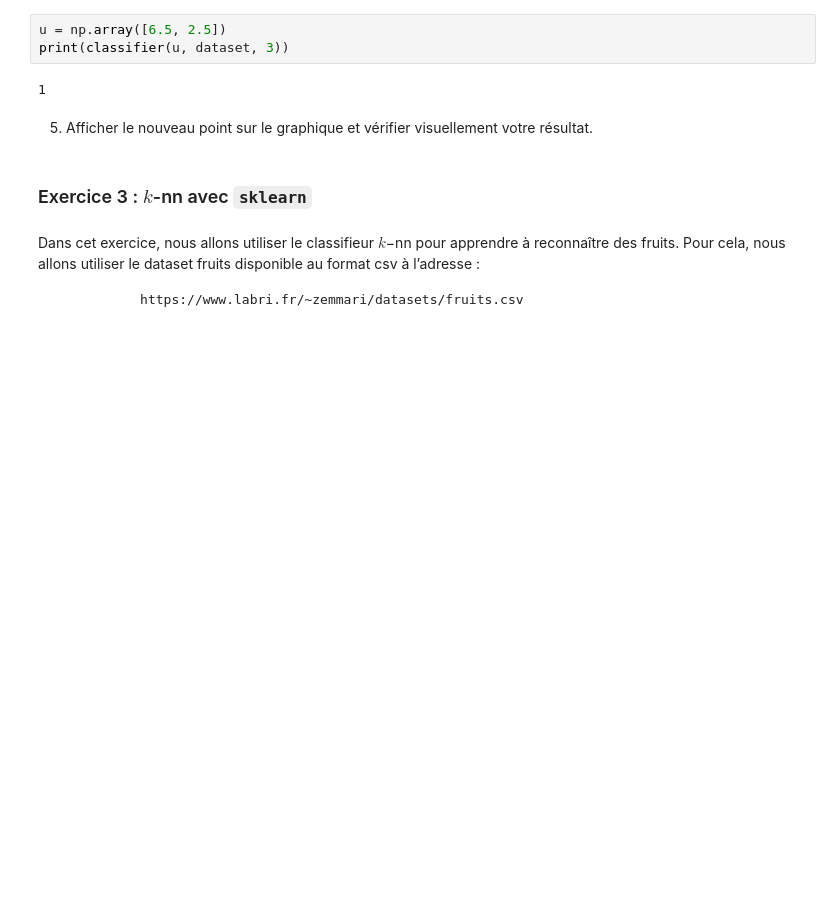
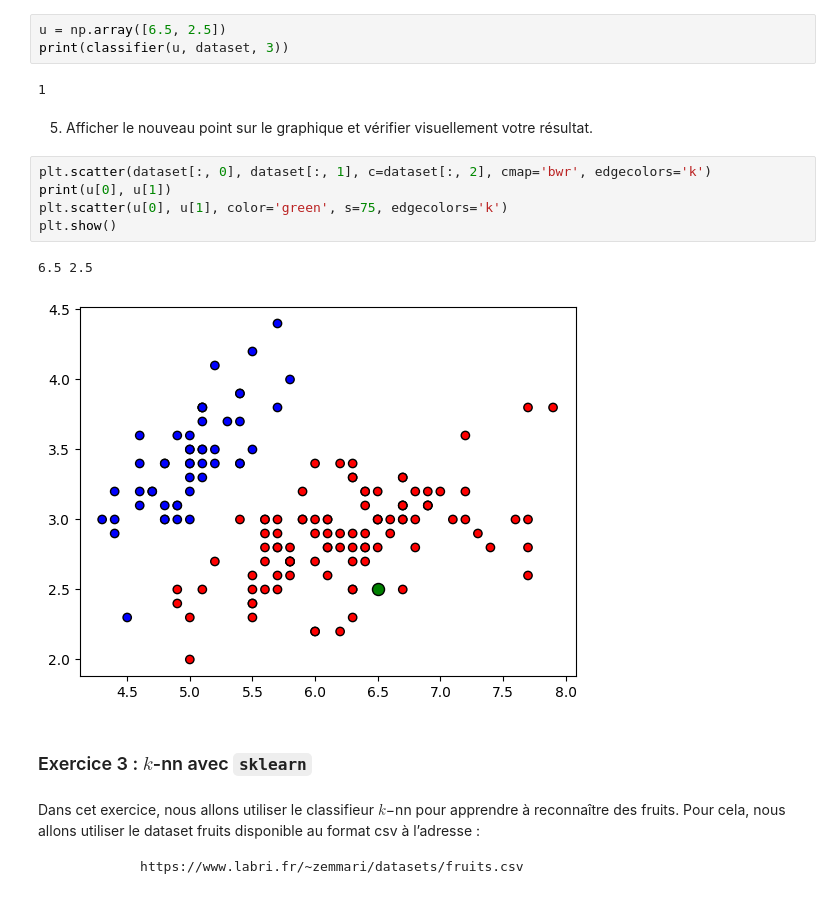
Before and after one commit to Daskans/FAC, a Jupyter notebook: M1 Info/ACID/TD4/td04_knn.ipynb.ipynb, the cells around one changed output. Cells and saved outputs as stored; diff of their text form; blank space fills up the shorter version.

```diff
--- a/M1 Info/ACID/TD4/td04_knn.ipynb.ipynb
+++ b/M1 Info/ACID/TD4/td04_knn.ipynb.ipynb
@@ -204,6 +204,14 @@ print(classifier(u, dataset, 3))
 1
 # %% [markdown]
 5. Afficher le nouveau point sur le graphique et vérifier visuellement votre résultat.
+# %%
+plt.scatter(dataset[:, 0], dataset[:, 1], c=dataset[:, 2], cmap='bwr', edgecolors='k')
+print(u[0], u[1])
+plt.scatter(u[0], u[1], color='green', s=75, edgecolors='k')
+plt.show()
+# %% [output]
+6.5 2.5
+[figure, added]
 # %% [markdown]
 ### Exercice 3 : $k$-nn avec <code>sklearn</code>
 # %% [markdown]
```
Also changed, not shown: parts of 6 cells of this notebook, 1 other file.
